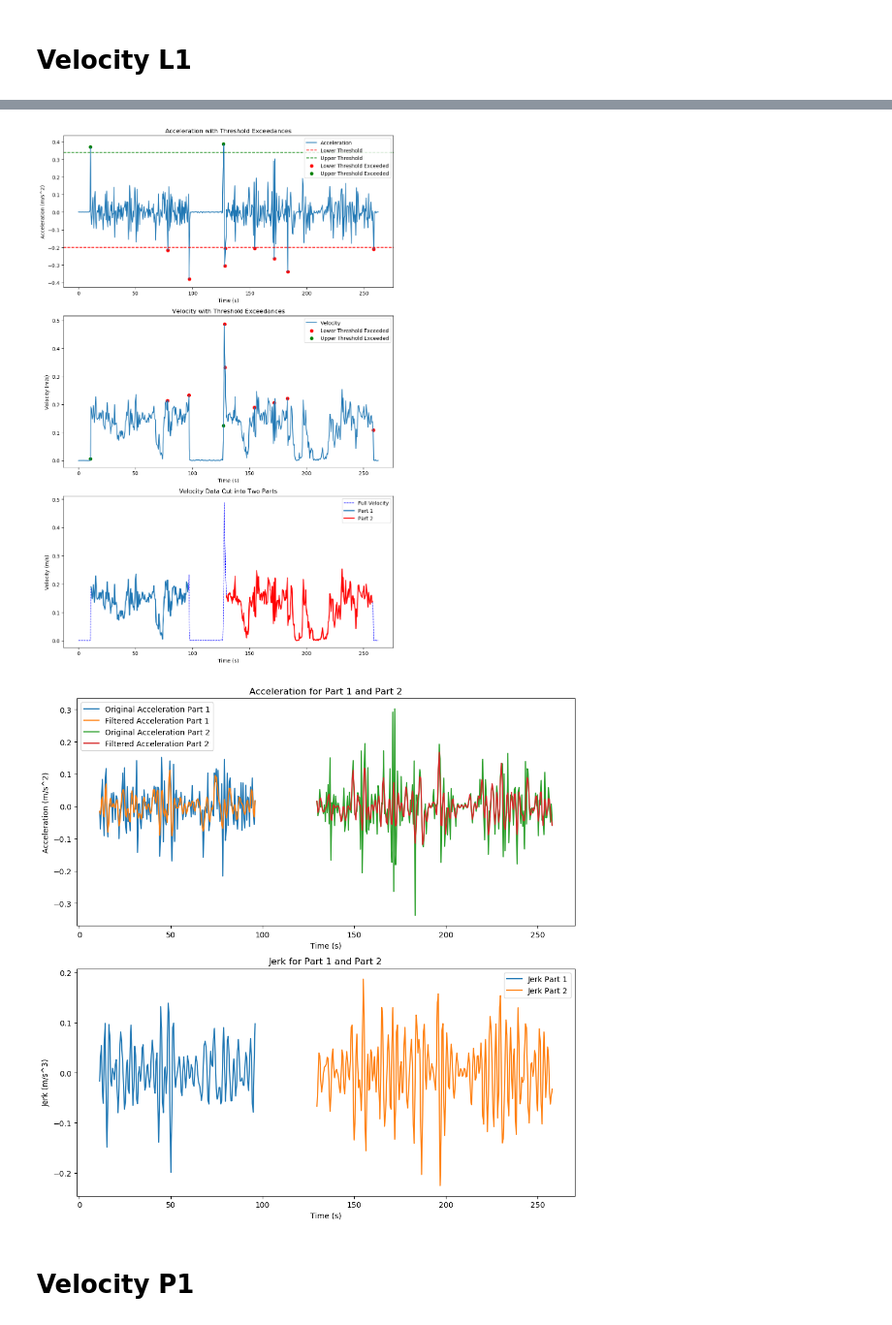
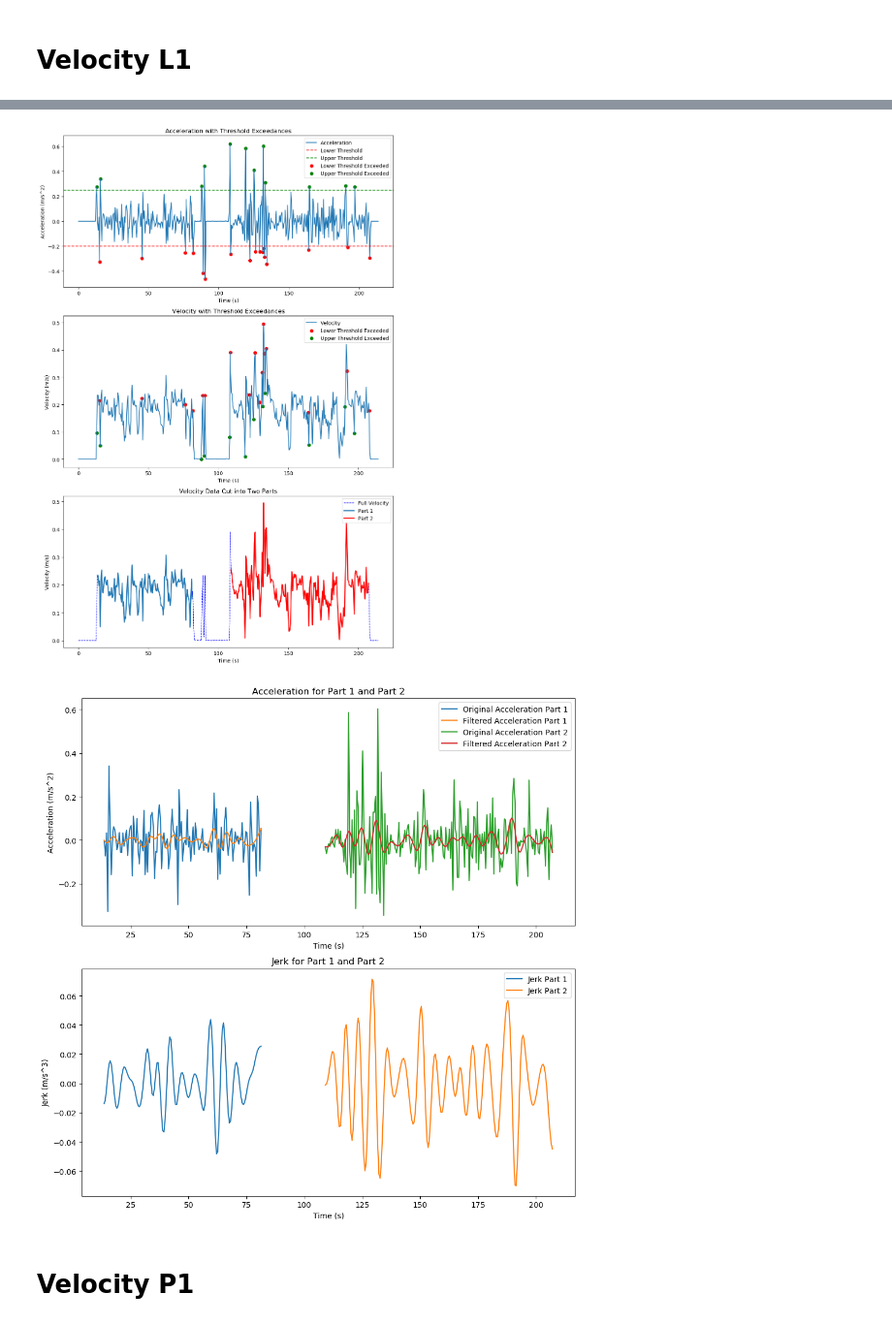
Before and after one commit to LuizMiguelTavares/dissertation_data_analysis, a Jupyter notebook: rrt/analyzing_data/analyzing_bags.ipynb, the cells around one changed output, grey strips where cells are left out. Shown at 97% size. Drawn from its saved outputs; the diff is of its cells as text; code cells hidden in the pictures.

```diff
--- a/rrt/analyzing_data/analyzing_bags.ipynb
+++ b/rrt/analyzing_data/analyzing_bags.ipynb
@@ -17,15 +128,18 @@ def save_topics_to_file(topics, output_file):
 # %%
 import os
 
-bag_file = '../../../dissertation_data/diff_2/a_first_perfect.bag'
-# Get the directory of the bag file
-bag_dir = os.path.dirname(bag_file)
+experiment = 4
+
+# bag_dir = '../../../dissertation_data/diff_2'
+bag_dir = '../../../dissertation_data/omni'
 
 # List all .bag files in the directory
 bag_files = sorted([f for f in os.listdir(bag_dir) if f.endswith('.bag')])
 
 print(f"Found {len(bag_files)} .bag files in the directory: {bag_files}")
 
+bag_file = bag_dir + '/' + bag_files[experiment]
+
 output_file = 'topics_list.txt'
 topics = list_topics(bag_file)
 save_topics_to_file(topics, output_file)
@@ -152,6 +266,6 @@ plt.show()
 # %%
+upper_threshold = 0.25
 lower_threshold = -0.2
-upper_threshold = 0.34
 
 accelerations_array = np.array(accelerations)
 positions_lower = np.where(accelerations_array <= lower_threshold)[0]
@@ -166,6 +280,7 @@ plt.axhline(y=upper_threshold, color='green', linestyle='--', label='Upper Thres
 plt.xlabel('Time (s)')
 plt.ylabel('Acceleration (m/s^2)')
 plt.title('Acceleration with Threshold Exceedances')
-plt.legend()
+# plt.ylim(-0.5, 0.5)
+# plt.legend()
 plt.show()
 # %% [output]
@@ -185,14 +300,14 @@ plt.show()
 # %%
 first_upper = 0
-first_lower = 1
+first_lower = 3
 
 first_upper_sum = 1
-first_lower_sum = -1
+first_lower_sum = 0
 
-second_upper = 1
+second_upper = 4
 second_lower = -1
 
-second_upper_sum = 5
+second_upper_sum = 2
 second_lower_sum = 0
 
 # Cut the data into two parts
@@ -255,7 +370,7 @@ axs[2].legend()
 plt.tight_layout()
 plt.show()
 # %% [output]
-[figure, old version]
+[figure, new version]
 # %%
 Filter = True
 
@@ -268,8 +383,8 @@ duration_second_acceleration = acceleration_times_relative[positions_lower[secon
 first_sampling_rate = len(first_acceleration) / duration_first_acceleration
 second_sampling_rate = len(second_acceleration) / duration_second_acceleration
 
-first_cutoff_frequency = 0.5
-second_cutoff_frequency = 0.5
+first_cutoff_frequency = 0.2
+second_cutoff_frequency = 0.2
 
 # Filter the acceleration data for part 1
 filtered_acceleration_part1 = butterworth_filter(
@@ -291,34 +406,34 @@ if not Filter:
 
 # Calculate the acceleration derivative (jerk) for part 1
 jerk_part1 = np.gradient(filtered_acceleration_part1, part1_times)
 
 # Calculate the acceleration derivative (jerk) for part 2
 jerk_part2 = np.gradient(filtered_acceleration_part2, part2_times)
 
 fig, axs = plt.subplots(2, 1, figsize=(10, 10))
 
 # Plot the acceleration and filtered acceleration for part 1 and part 2 on the same subplot
 axs[0].plot(part1_times, accelerations_array[positions_upper[first_upper]+first_upper_sum:positions_lower[first_lower]+first_lower_sum], label='Original Acceleration Part 1')
 axs[0].plot(part1_times, filtered_acceleration_part1, label='Filtered Acceleration Part 1')
 axs[0].plot(part2_times, accelerations_array[positions_upper[second_upper]+second_upper_sum:positions_lower[second_lower]+second_lower_sum], label='Original Acceleration Part 2')
 axs[0].plot(part2_times, filtered_acceleration_part2, label='Filtered Acceleration Part 2')
 axs[0].set_xlabel('Time (s)')
 axs[0].set_ylabel('Acceleration (m/s^2)')
 axs[0].set_title('Acceleration for Part 1 and Part 2')
 axs[0].legend()
 
 # Plot the acceleration derivative (jerk) for part 1 and part 2 on the same subplot
 axs[1].plot(part1_times, jerk_part1, label='Jerk Part 1')
 axs[1].plot(part2_times, jerk_part2, label='Jerk Part 2')
 axs[1].set_xlabel('Time (s)')
 axs[1].set_ylabel('Jerk (m/s^3)')
 axs[1].set_title('Jerk for Part 1 and Part 2')
 axs[1].legend()
 
 plt.tight_layout()
 plt.show()
 # %% [output]
-[figure, old version]
+[figure, new version]
 # %% [markdown]
 # Velocity P1
 # %%
```
Also changed, not shown: parts of 13 cells of this notebook, 2 other files.
